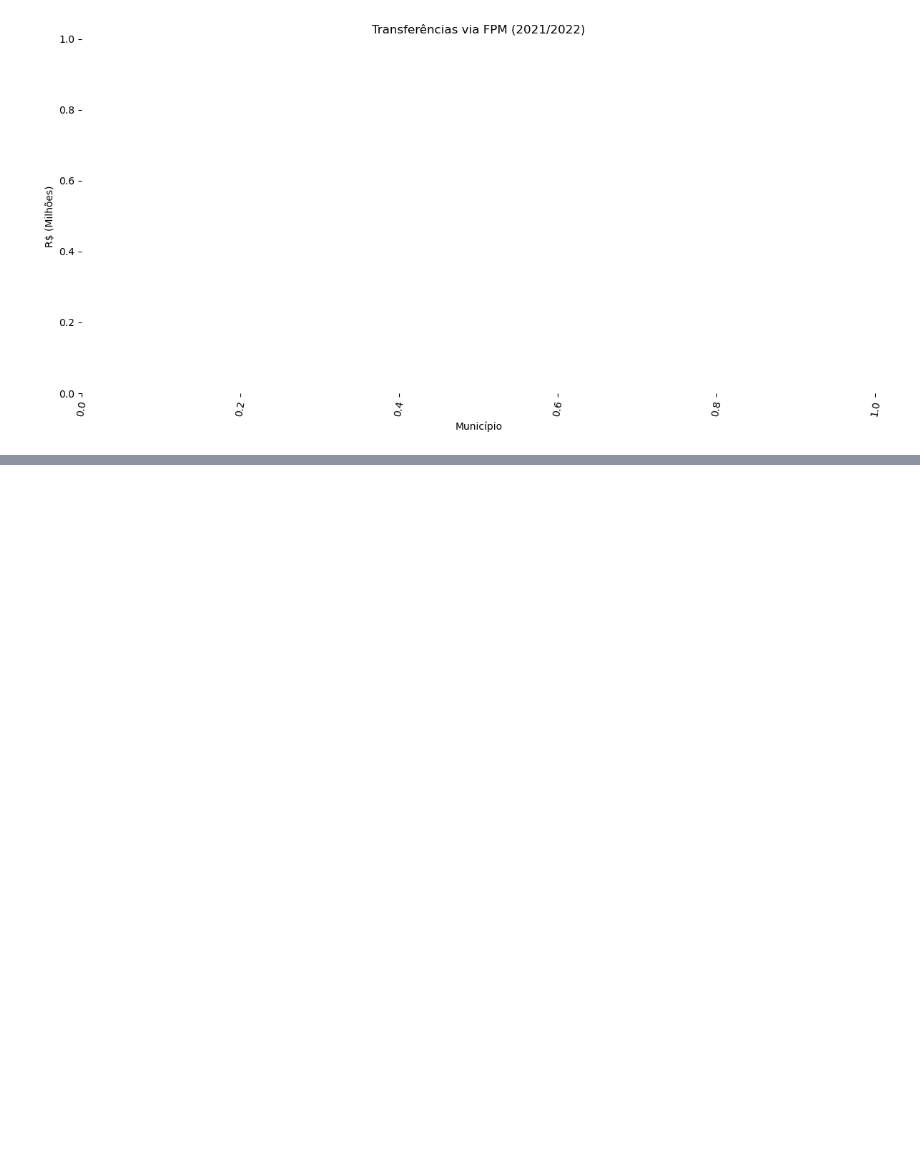
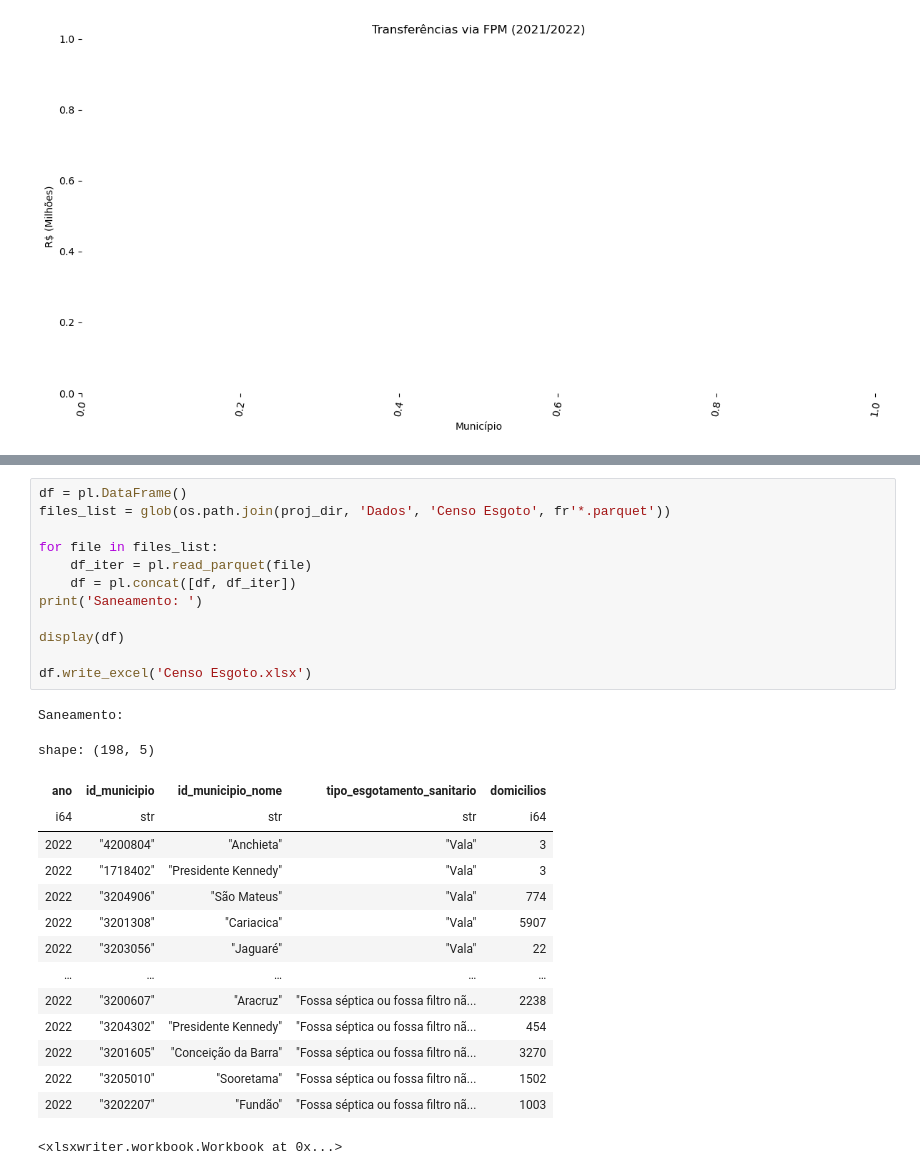
Before and after one commit to galvd/ZEEC-ES, a Jupyter notebook: Arquivos/Analise/EDA.ipynb, the cells around one changed output, grey strips where cells are left out. Cells and saved outputs as stored; diff of their text form; blank space fills up the shorter version.

```diff
--- a/Arquivos/Analise/EDA.ipynb
+++ b/Arquivos/Analise/EDA.ipynb
@@ -1080,0 +1419,29 @@ shape: (0, 5)
+# %%
+df = pl.DataFrame()
+files_list = glob(os.path.join(proj_dir, 'Dados', 'Censo Esgoto', fr'*.parquet'))
+
+for file in files_list:
+    df_iter = pl.read_parquet(file)
+    df = pl.concat([df, df_iter])
+print('Saneamento: ')
+
+display(df)
+
+df.write_excel('Censo Esgoto.xlsx')
+# %% [output]
+Saneamento:
+shape: (198, 5)
+| ano | id_municipio | id_municipio_nome | tipo_esgotamento_sanitario | domicilios |
+| i64 | str | str | str | i64 |
+| 2022 | "4200804" | "Anchieta" | "Vala" | 3 |
+| 2022 | "1718402" | "Presidente Kennedy" | "Vala" | 3 |
+| 2022 | "3204906" | "São Mateus" | "Vala" | 774 |
+| 2022 | "3201308" | "Cariacica" | "Vala" | 5907 |
+| 2022 | "3203056" | "Jaguaré" | "Vala" | 22 |
+| … | … | … | … | … |
+| 2022 | "3200607" | "Aracruz" | "Fossa séptica ou fossa filtro nã... | 2238 |
+| 2022 | "3204302" | "Presidente Kennedy" | "Fossa séptica ou fossa filtro nã... | 454 |
+| 2022 | "3201605" | "Conceição da Barra" | "Fossa séptica ou fossa filtro nã... | 3270 |
+| 2022 | "3205010" | "Sooretama" | "Fossa séptica ou fossa filtro nã... | 1502 |
+| 2022 | "3202207" | "Fundão" | "Fossa séptica ou fossa filtro nã... | 1003 |
+<xlsxwriter.workbook.Workbook at 0x...>
```
Also changed, not shown: parts of 22 cells of this notebook, 7 other files.
